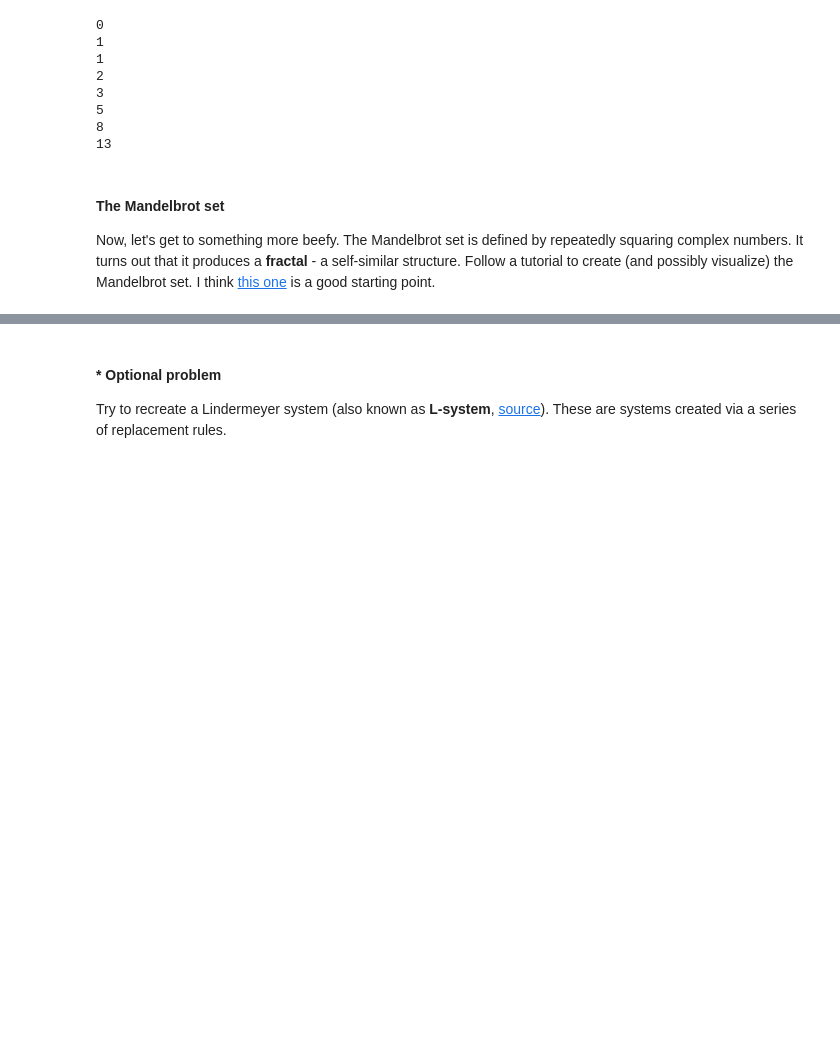
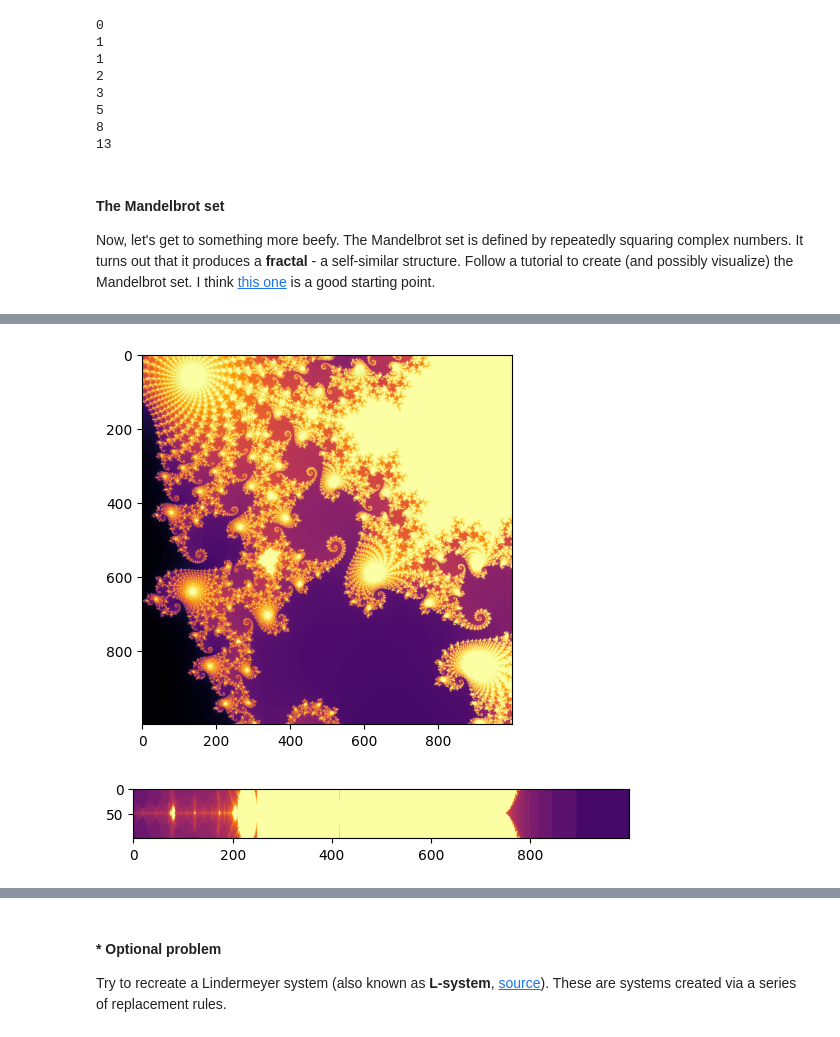
Before and after one commit to KingTheSim/ai_and_machine_learning_softuni_course_repo, a Jupyter notebook: math_concepts_for_developers/04.Basic-Algebra-Exercise/Basic Algebra Exercise.ipynb, the cells around one changed output, grey strips where cells are left out. Cells and saved outputs as stored; diff of their text form; code cells hidden in the pictures; blank space fills up the shorter version.

```diff
--- a/math_concepts_for_developers/04.Basic-Algebra-Exercise/Basic Algebra Exercise.ipynb
+++ b/math_concepts_for_developers/04.Basic-Algebra-Exercise/Basic Algebra Exercise.ipynb
@@ -519,0 +560,8 @@ Now, let's get to something more beefy. The Mandelbrot set is defined by repeate
+# %%
+mandelbrot(-0.748, -0.743, 0.1, 0.105, 1000, 1000, 500, cmap="inferno", smooth=True)
+# %% [output]
+[figure, added]
+# %%
+mandelbrot(-2, 1, -0.05, 0.05, 1000, 100, 200, cmap="inferno", smooth=True)
+# %% [output]
+[figure, added]
```
Also changed, not shown: parts of 14 cells of this notebook, 1 other file.
